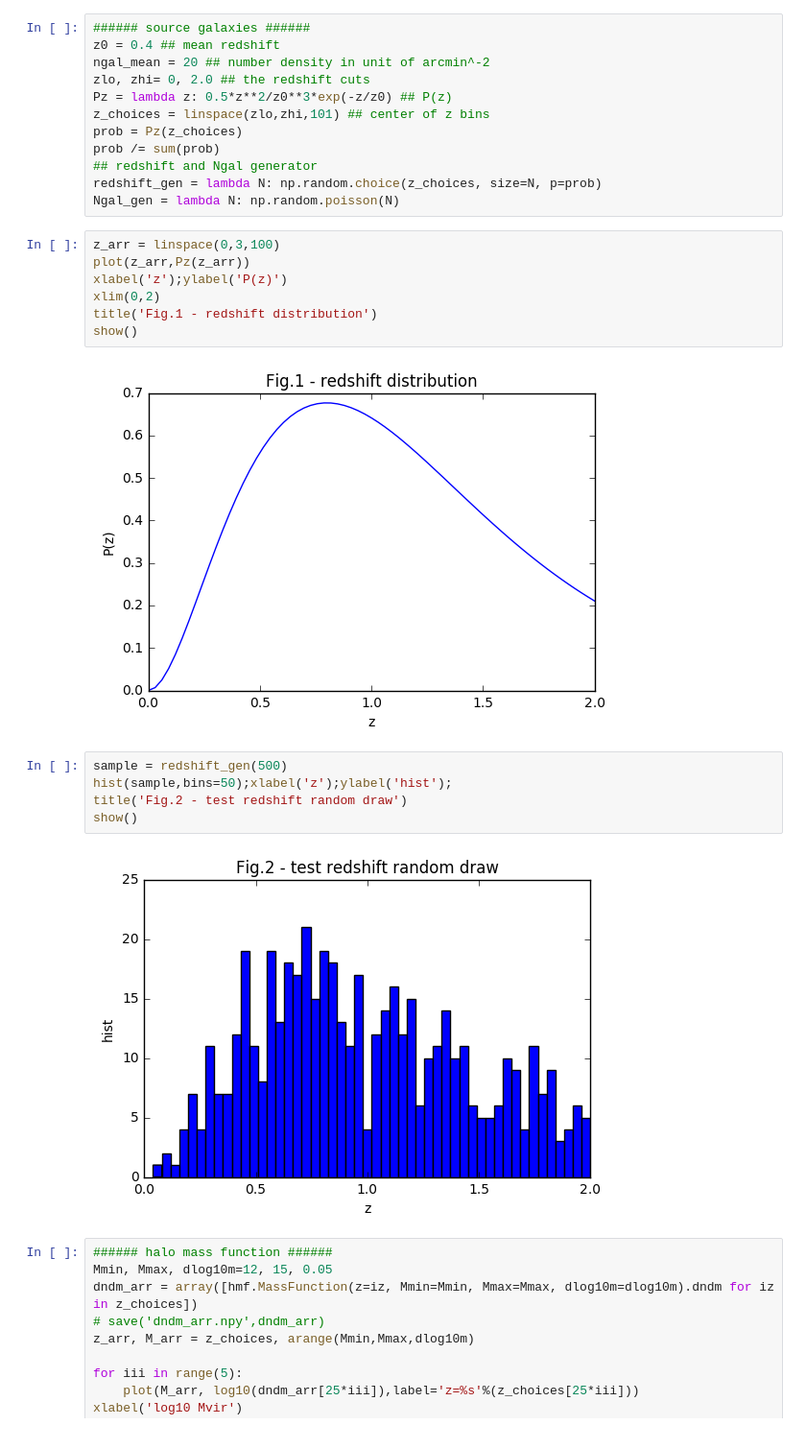
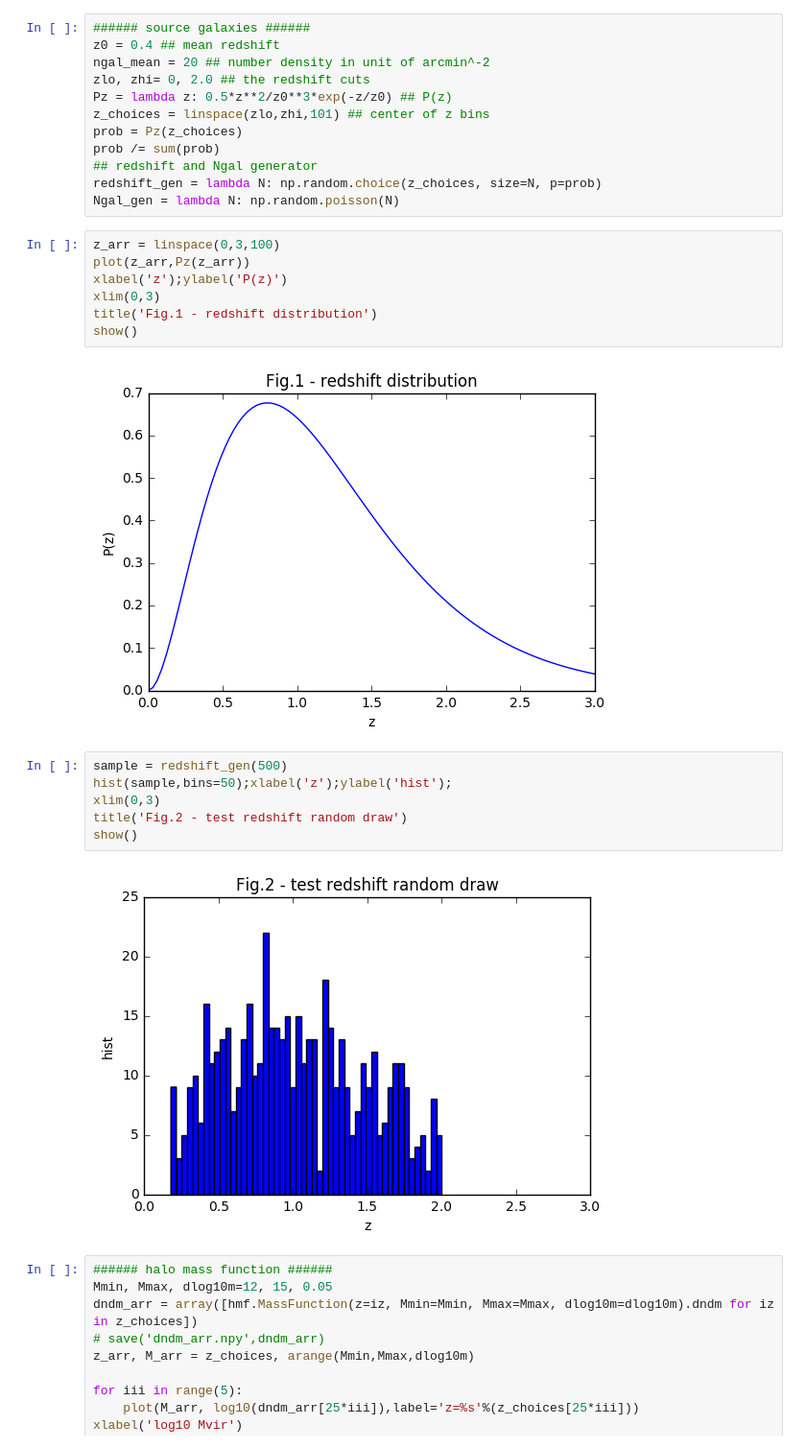
Before and after one commit to liuxx479/peak-bias, a Jupyter notebook: plots.ipynb, the cells around one changed output. Shown at 96% size. Saved outputs shown, nothing was run; the diff lists cells and outputs as text.

Commit message:
plot effects

```diff
--- a/plots.ipynb
+++ b/plots.ipynb
@@ -50,18 +50,19 @@ Ngal_gen = lambda N: np.random.poisson(N)
 z_arr = linspace(0,3,100)
 plot(z_arr,Pz(z_arr))
 xlabel('z');ylabel('P(z)')
-xlim(0,2)
+xlim(0,3)
 title('Fig.1 - redshift distribution')
 show()
 # %% [output]
-[figure, old version]
+[figure, new version]
 # %%
 sample = redshift_gen(500)
 hist(sample,bins=50);xlabel('z');ylabel('hist');
+xlim(0,3)
 title('Fig.2 - test redshift random draw')
 show()
 # %% [output]
-[figure, old version]
+[figure, new version]
 # %%
 ###### halo mass function ######
 Mmin, Mmax, dlog10m=12, 15, 0.05
```
Also changed, not shown: parts of 5 cells of this notebook, 1 other file.
